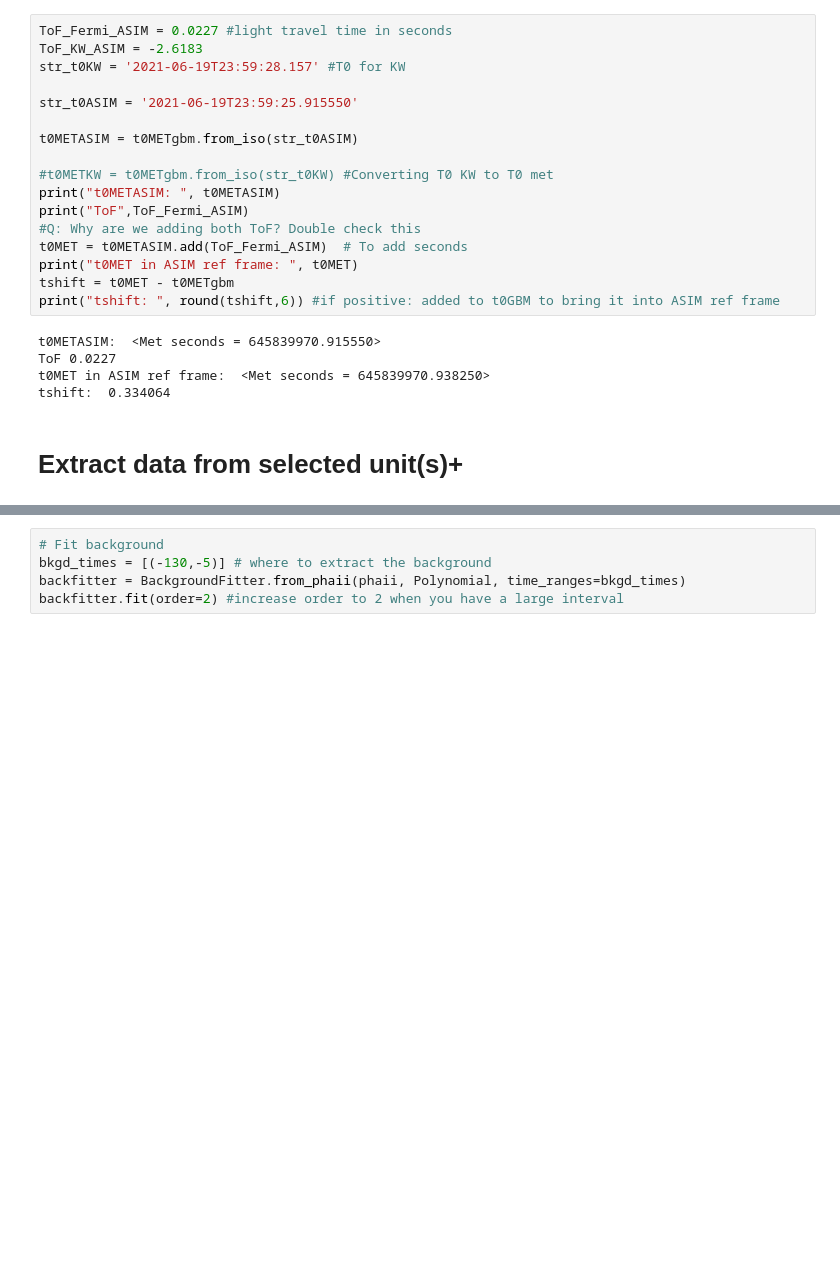
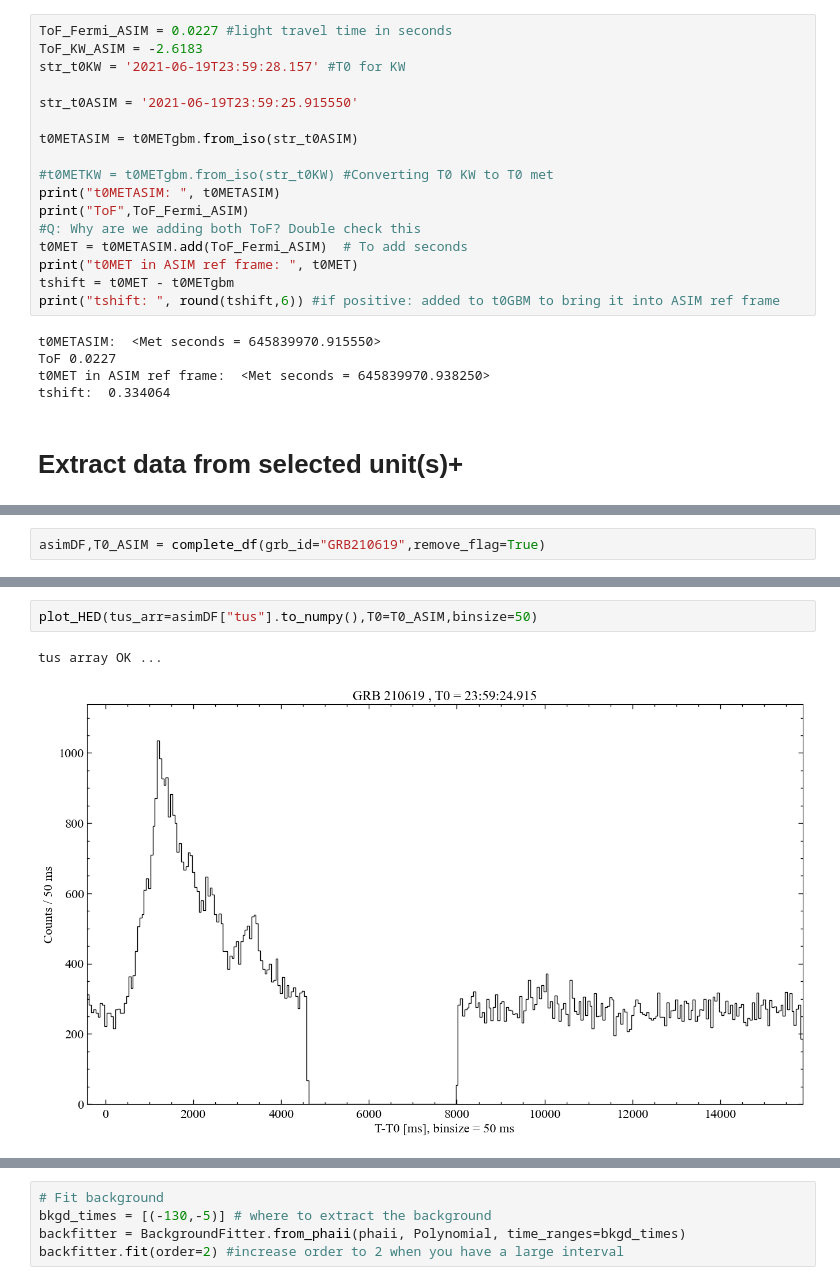
Before and after one commit to AndreasRamsli/GRB, a Jupyter notebook: xspec/FERMI/GRB210619B/GRB210619B_extract_files.ipynb, the cells around one changed output, grey strips where cells are left out. Drawn from its saved outputs; the diff is of its cells as text; blank space fills up the shorter version.

```diff
--- a/xspec/FERMI/GRB210619B/GRB210619B_extract_files.ipynb
+++ b/xspec/FERMI/GRB210619B/GRB210619B_extract_files.ipynb
@@ -196,0 +197,2 @@ lcplot.xlim = (-0.1,33)
+# %%
+asimDF,T0_ASIM = complete_df(grb_id="GRB210619",remove_flag=True)
@@ -196,0 +217,5 @@ lcplot.xlim = (-0.1,33)
+# %%
+plot_HED(tus_arr=asimDF["tus"].to_numpy(),T0=T0_ASIM,binsize=50)
+# %% [output]
+tus array OK ...
+[figure, added]
```
Also changed, not shown: parts of 35 cells of this notebook.
